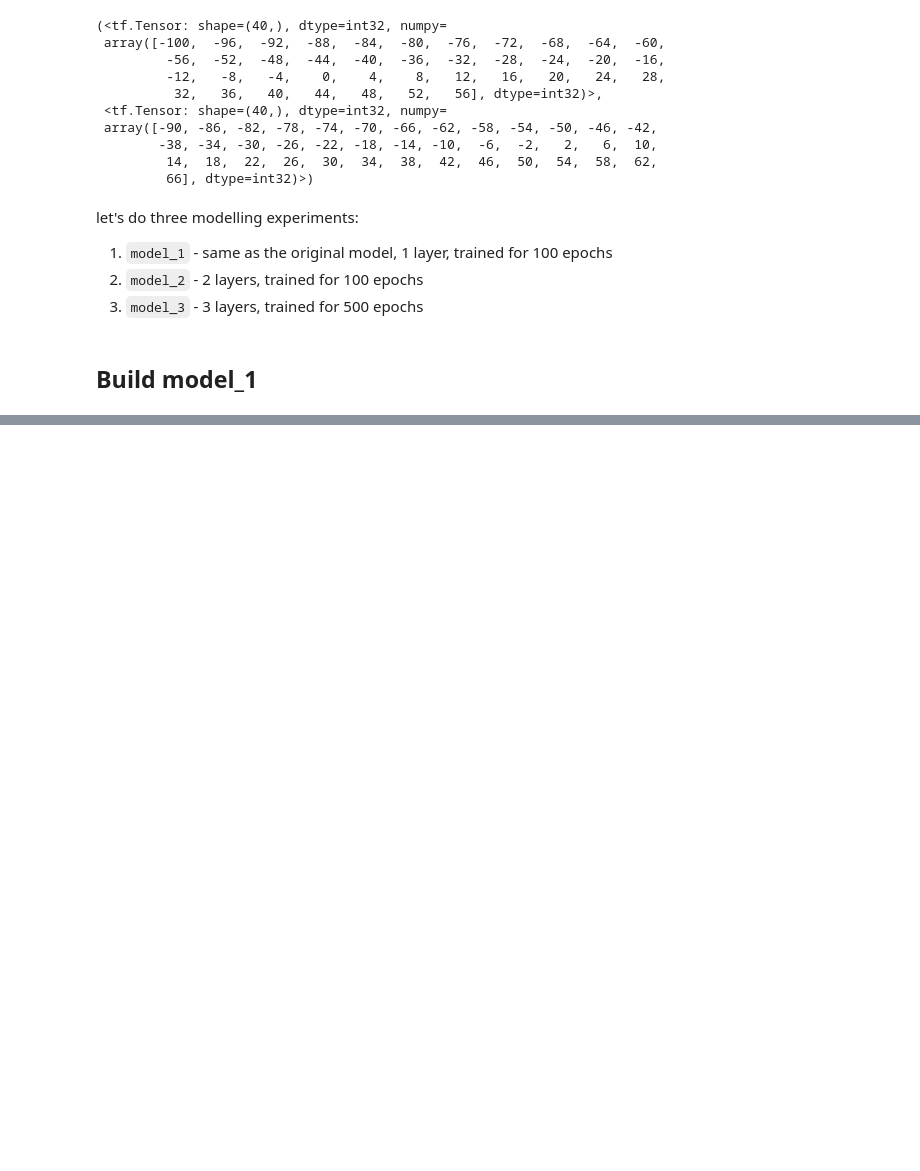
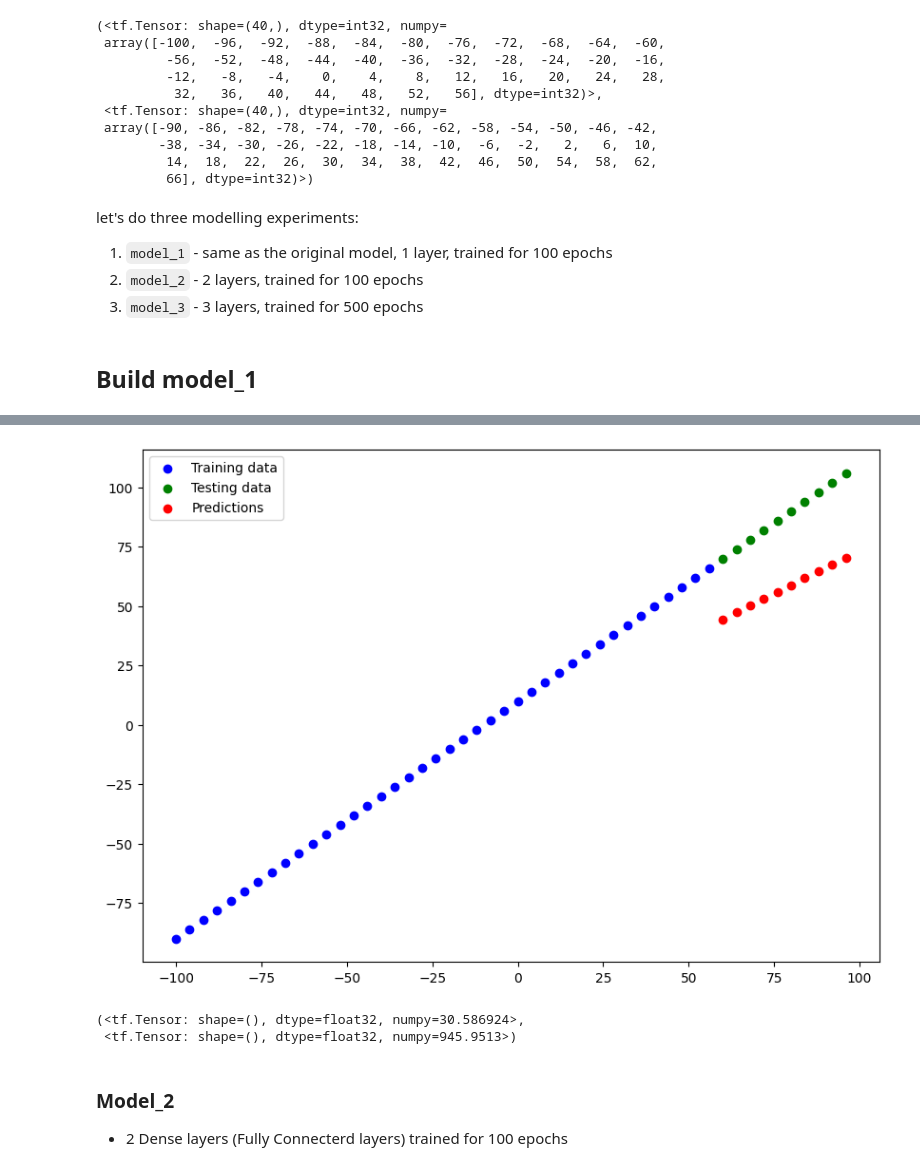
Before and after one commit to sagar2582/TensorFlow, a Jupyter notebook: 01_neural_network_regression_with_tensorflow.ipynb, the cells around one changed output, grey strips where cells are left out. Saved outputs shown, nothing was run; the diff lists cells and outputs as text; code cells hidden in the pictures; blank space fills up the shorter version.

```diff
--- a/01_neural_network_regression_with_tensorflow.ipynb
+++ b/01_neural_network_regression_with_tensorflow.ipynb
@@ -500,6 +499,6 @@ model_1.compile(loss=tf.keras.losses.mae,
                 metrics=["mae"])
 
 # 3. Fit the model
-model_1.fit(X_train, y_train, epochs=100)
+model_1.fit(tf.expand_dims(X_train, axis=-1), y_train, epochs=100)
 # %% [output]
 Epoch 1/100
@@ -506,0 +522,5 @@ ValueError: ignored
+# %%
+# Make and plot predictions for model_1
+y_pred_1 = model_1.predict(X_test)
+plot_predictions(predictions=y_pred_1);
+# %% [output]
@@ -506,0 +529,12 @@ ValueError: ignored
+[figure, added]
+# %%
+# Calculate model_1 evaluation metrics
+mae_1 = mae(y_test, y_pred_1)
+mse_1 = mse(y_test, y_pred_1)
+mae_1, mse_1
+# %% [output]
+(<tf.Tensor: shape=(), dtype=float32, numpy=30.586924>,
+ <tf.Tensor: shape=(), dtype=float32, numpy=945.9513>)
+# %% [markdown]
+### Model_2
+* 2 Dense layers (Fully Connecterd layers) trained for 100 epochs
```
Also changed, not shown: parts of 50 cells of this notebook.
